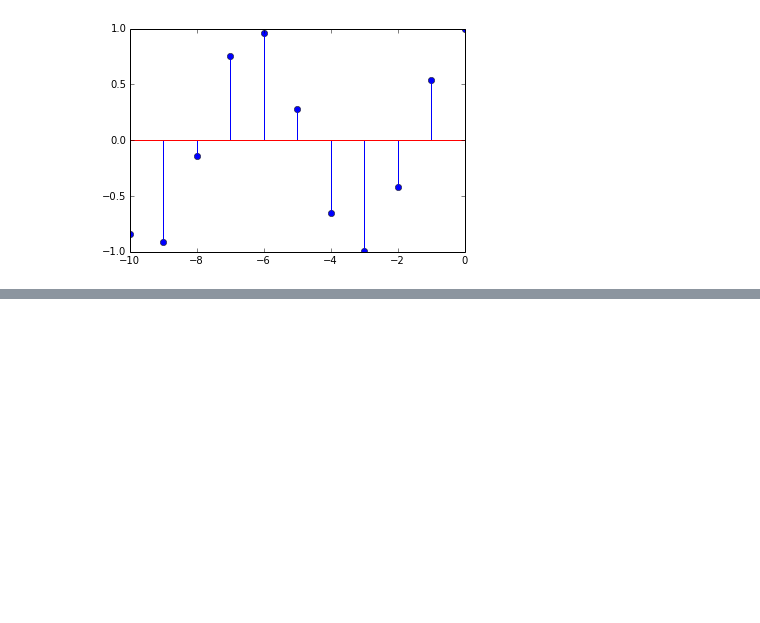
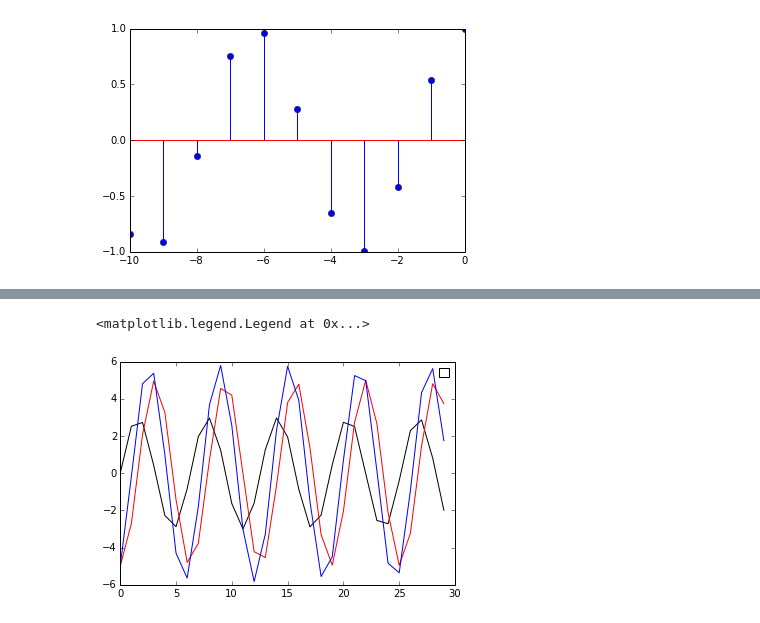
Before and after one commit to zshujon/digital_signal_processing, a Jupyter notebook: 02.discrete_time_signals_and_systems.ipynb, the cells around one changed output, grey strips where cells are left out. Cells and saved outputs as stored; diff of their text form; code cells hidden in the pictures; blank space fills up the shorter version.

```diff
--- a/02.discrete_time_signals_and_systems.ipynb
+++ b/02.discrete_time_signals_and_systems.ipynb
@@ -77,0 +82,11 @@ np.linspace(0, n)
+# %%
+n1 = arange(0, 30)
+n2 = arange(0, 30)
+x1 = 3*sin(n1)
+x2 = -5*cos(n2)
+n, x = sigadd(n1, x1, n2, x2)
+plot(n1, x1, 'k', n2, x2, 'r', n, x, 'b')
+legend('sin', 'cos', 'sin+cos')
+# %% [output]
+<matplotlib.legend.Legend at 0x...>
+[figure, added]
```
Also changed, not shown: parts of 10 cells of this notebook.
